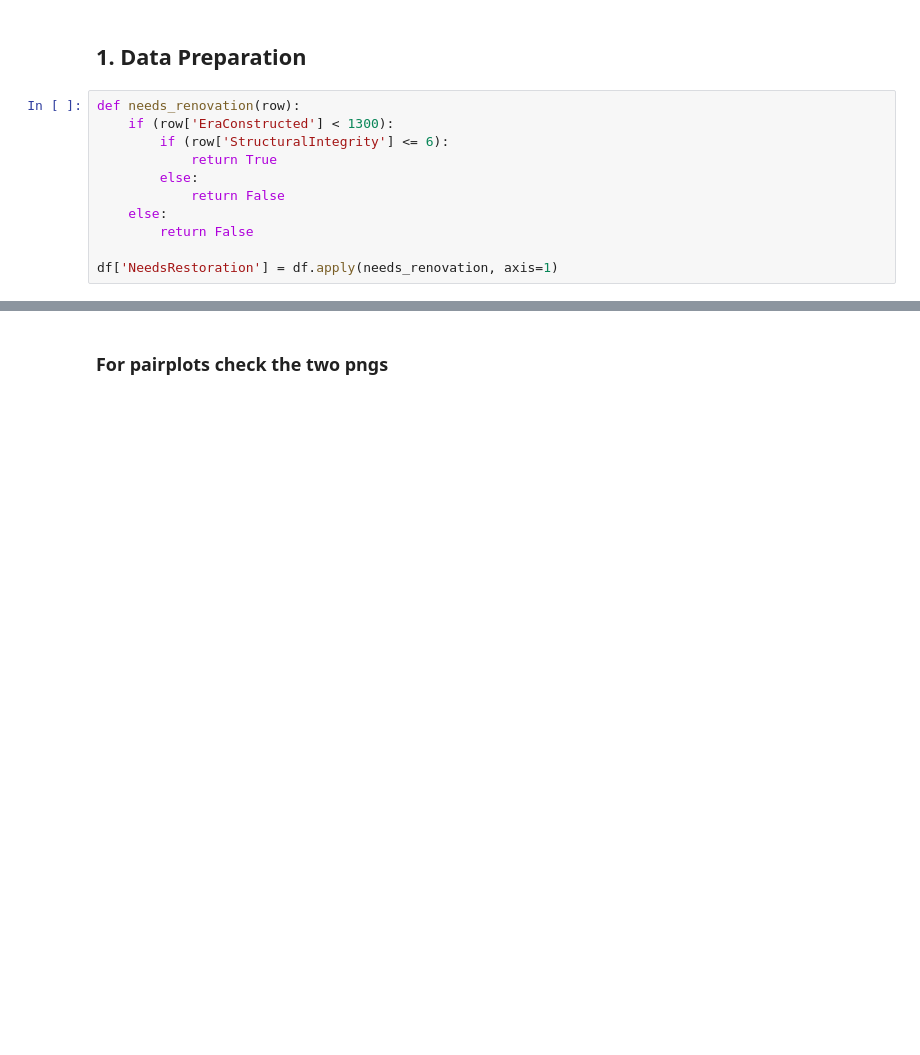
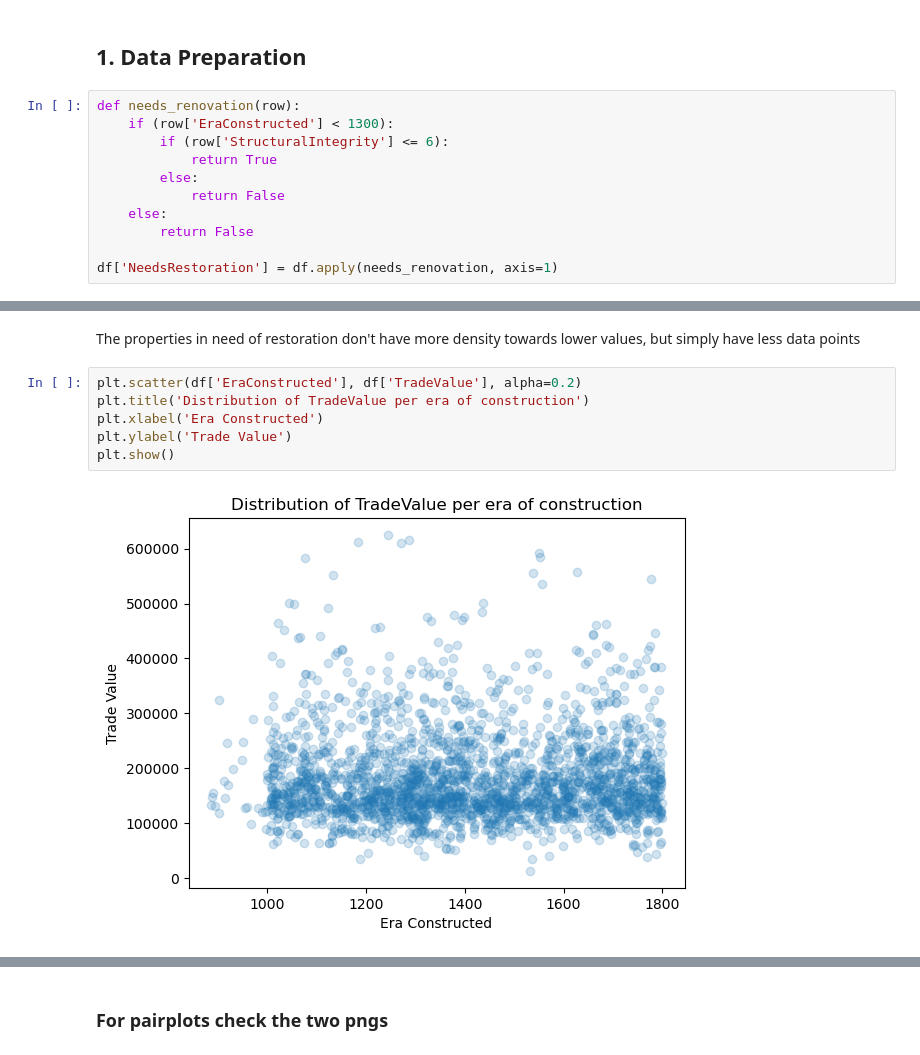
Before and after one commit to RaineScarlett/dsreport, a Jupyter notebook: iteration3.ipynb, the cells around one changed output, grey strips where cells are left out. Cells and saved outputs as stored; diff of their text form; blank space fills up the shorter version.

```diff
--- a/iteration3.ipynb
+++ b/iteration3.ipynb
@@ -282,0 +293,10 @@ df.sample(5)
+# %% [markdown]
+The properties in need of restoration don't have more density towards lower values, but simply have less data points
+# %%
+plt.scatter(df['EraConstructed'], df['TradeValue'], alpha=0.2)
+plt.title('Distribution of TradeValue per era of construction')
+plt.xlabel('Era Constructed')
+plt.ylabel('Trade Value')
+plt.show()
+# %% [output]
+[figure, added]
```
Also changed, not shown: parts of 16 cells of this notebook.
